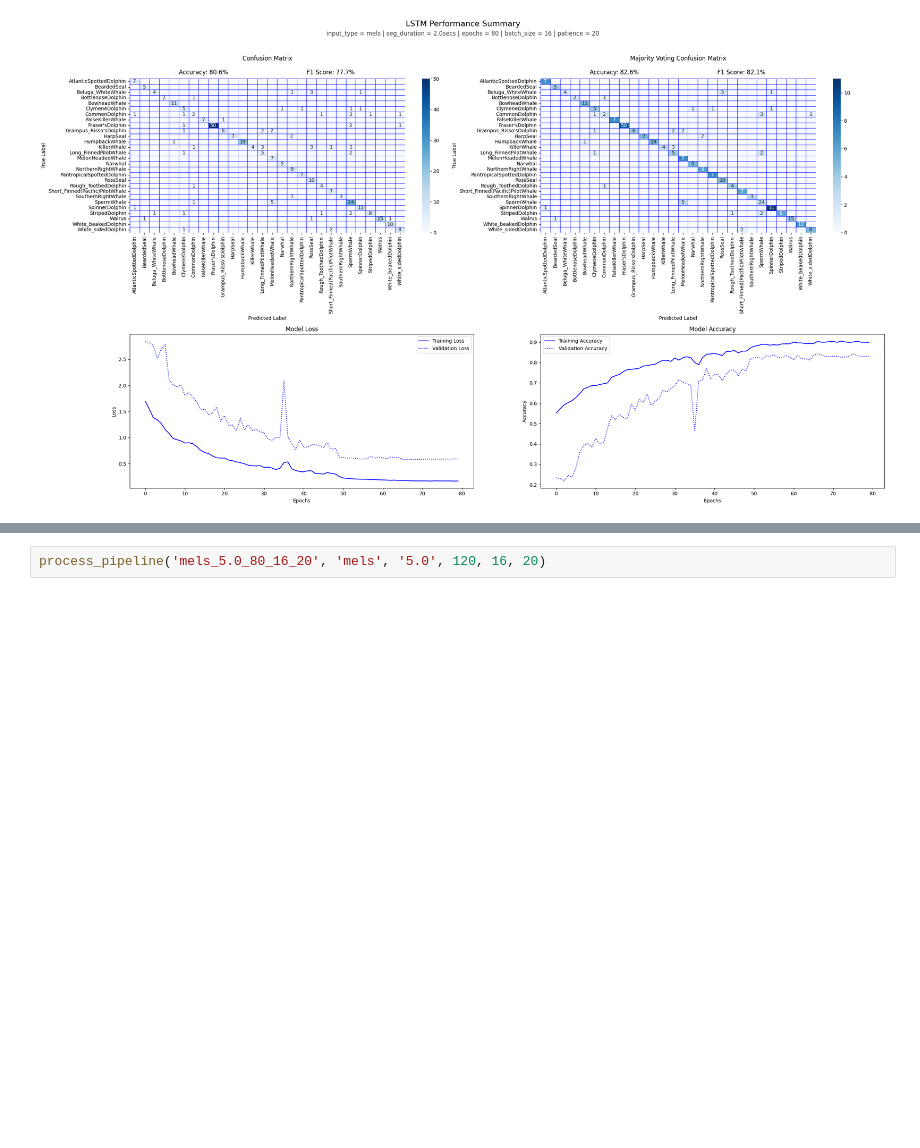
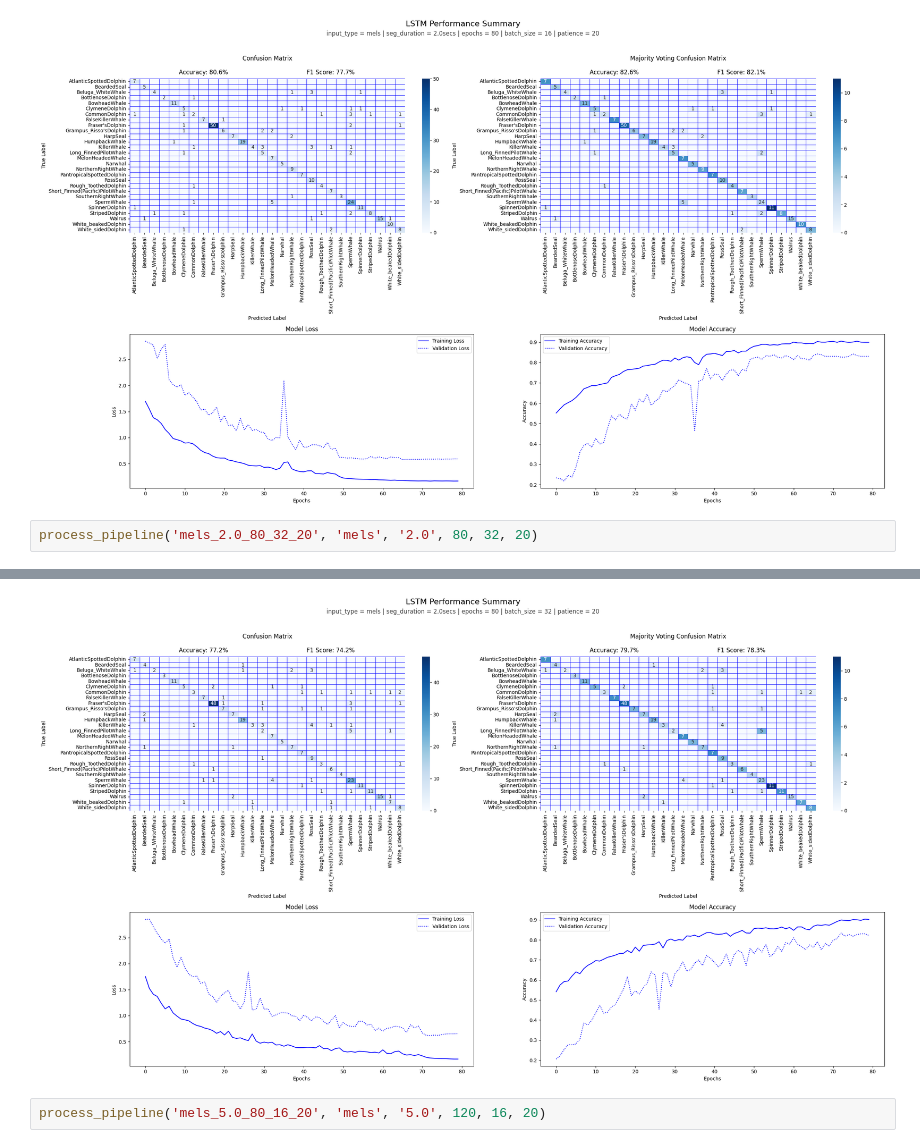
Before and after one commit to AntigoniMoira/MarineMammalSoundClassification, a Jupyter notebook: 8_LSTM.ipynb, the cells around one changed output, grey strips where cells are left out. Cells and saved outputs as stored; diff of their text form; blank space fills up the shorter version.

```diff
--- a/8_LSTM.ipynb
+++ b/8_LSTM.ipynb
@@ -100,3 +122,6 @@ Epoch 80/80
 469/469 [==============================] - 7s 14ms/step - loss: 0.1687 - accuracy: 0.8992 - val_loss: 0.5920 - val_accuracy: 0.8300 - lr: 1.0000e-05
 11/11 [==============================] - 1s 9ms/step
 [figure]
+# %%
+process_pipeline('mels_2.0_80_32_20', 'mels', '2.0', 80, 32, 20)
+# %% [output]
@@ -103,3 +145,4 @@ Epoch 80/80
+[figure, added]
 # %%
 process_pipeline('mels_5.0_80_16_20', 'mels', '5.0', 120, 16, 20)
 # %% [output]
```
Also changed, not shown: parts of 7 cells of this notebook, 14 other files.
